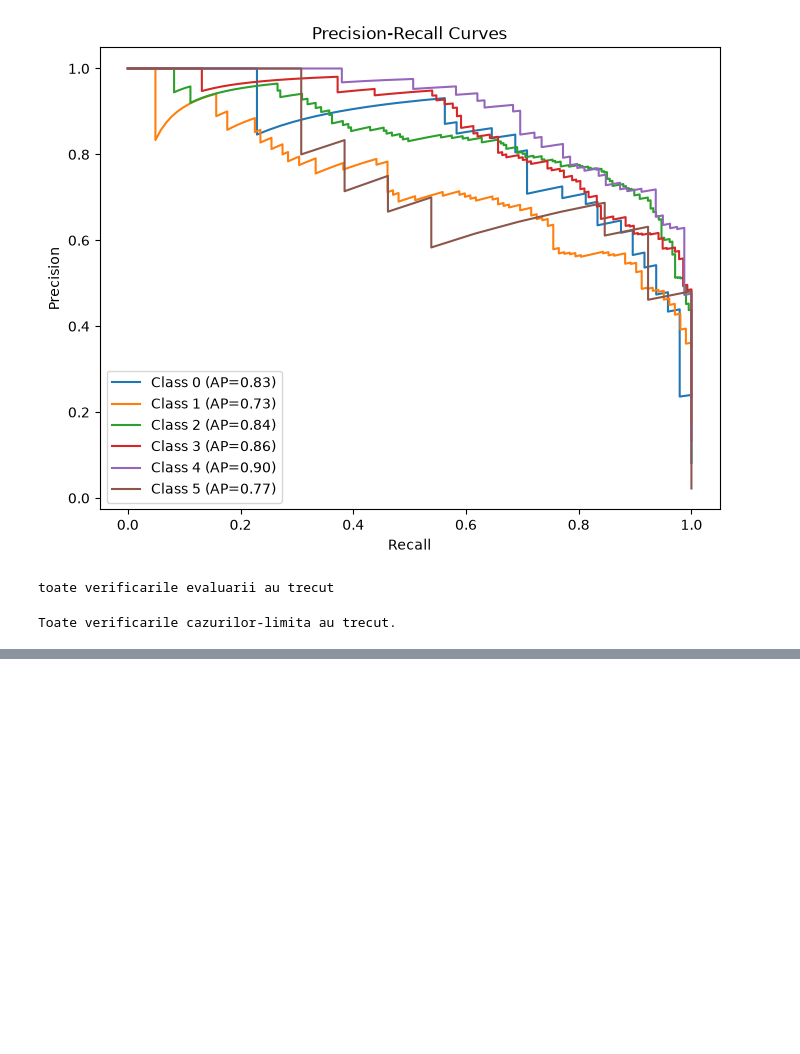
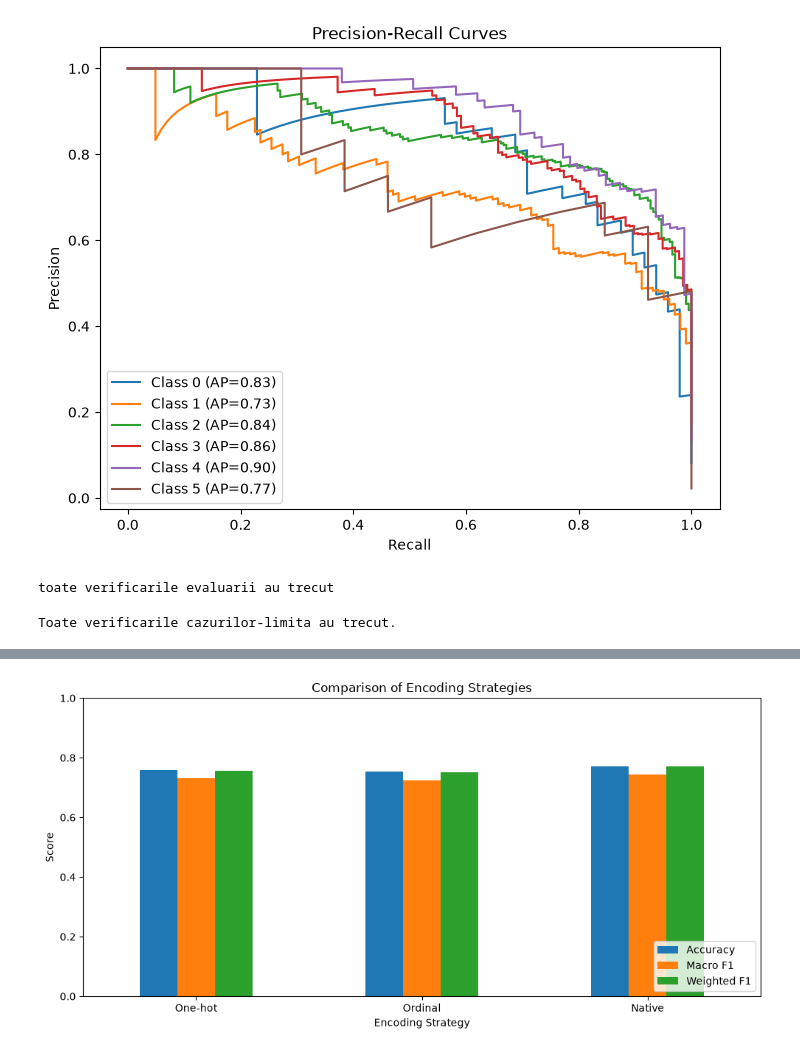
Before and after one commit to IuliaGalan/ames-housing-ML, a Jupyter notebook: data_validation.ipynb, the cells around one changed output, grey strips where cells are left out. Cells and saved outputs as stored; diff of their text form; code cells hidden in the pictures; blank space fills up the shorter version.

```diff
--- a/data_validation.ipynb
+++ b/data_validation.ipynb
@@ -283,0 +410,16 @@ Toate verificarile cazurilor-limita au trecut.
+# %%
+
+X_native = X_onehot.copy()
+
+nominal_cols = X_native.select_dtypes(
+    include=["object", "category", "string"]
+).columns.tolist()
+
+for col in nominal_cols:
+    X_native[col] = X_native[col].astype("category")
+
+assert len(X_native) == len(X_onehot)
+assert not X_native.isna().any().any()
+
+print("Coloane categorice native:", len(nominal_cols))
+print("Dimensiunea X_native:", X_native.shape)
@@ -283,0 +526,22 @@ Toate verificarile cazurilor-limita au trecut.
+# %%
+
+comparison_plot = comparison_df.set_index("Strategy")[
+    ["Accuracy", "Macro F1", "Weighted F1"]
+]
+
+ax = comparison_plot.plot(
+    kind="bar",
+    figsize=(10, 5),
+    rot=0
+)
+
+ax.set_title("Comparison of Encoding Strategies")
+ax.set_ylabel("Score")
+ax.set_xlabel("Encoding Strategy")
+ax.set_ylim(0, 1)
+
+plt.legend(loc="lower right")
+plt.tight_layout()
+plt.show()
+# %% [output]
+[figure, added]
```
Also changed, not shown: parts of 41 cells of this notebook.
